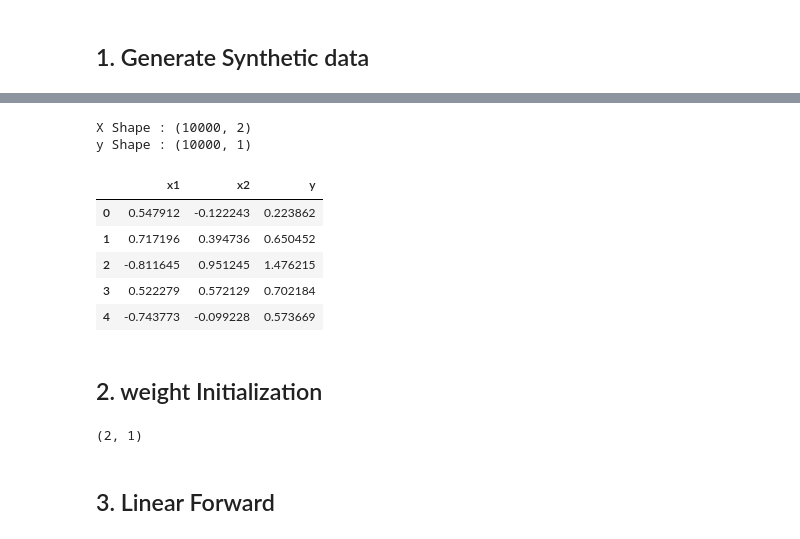
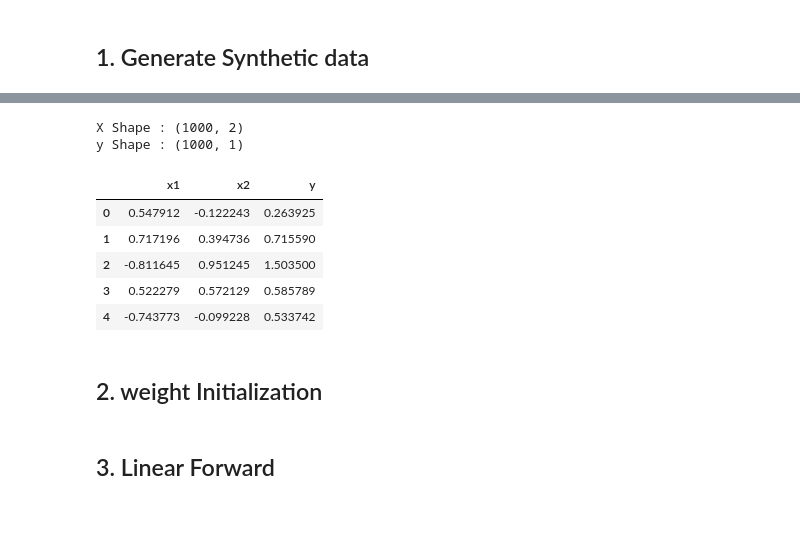
Before and after one commit to Arbaz-byte/DeepAres, a Jupyter notebook: Notebooks/05_MLP_Scratch.ipynb, the cells around one changed output, grey strips where cells are left out. Drawn from its saved outputs; the diff is of its cells as text; code cells hidden in the pictures.

```diff
--- a/Notebooks/05_MLP_Scratch.ipynb
+++ b/Notebooks/05_MLP_Scratch.ipynb
@@ -6,35 +38,35 @@ import numpy as np
 # %%
 import pandas as pd
 import numpy as np
 
 rng = np.random.default_rng(42)
 
 # 1. Shrink domain to [-1, 1] to make it easier to learn
-X = rng.uniform(-1, 1, size=(10000, 2))
+X = rng.uniform(-1, 1, size=(1000, 2))
 # 2. Reduce noise slightly
-noise = rng.normal(0, 0.05, size=10000)
+noise = rng.normal(0, 0.05, size=1000)
 
 # 3. Simple "Bowl" shape: y = x1^2 + x2^2 + noise
 y = (
     X[:, 0]**2 +
     X[:, 1]**2 +
     noise
 ).reshape(-1, 1)
 
 print(f"X Shape : {X.shape}")
 print(f"y Shape : {y.shape}")
 
 data = pd.DataFrame(np.hstack((X, y)), columns=["x1", "x2", "y"])
 data.head()
 # %% [output]
-X Shape : (10000, 2)
-y Shape : (10000, 1)
+X Shape : (1000, 2)
+y Shape : (1000, 1)
 |  | x1 | x2 | y |
-| 0 | 0.547912 | -0.122243 | 0.223862 |
-| 1 | 0.717196 | 0.394736 | 0.650452 |
-| 2 | -0.811645 | 0.951245 | 1.476215 |
-| 3 | 0.522279 | 0.572129 | 0.702184 |
-| 4 | -0.743773 | -0.099228 | 0.573669 |
+| 0 | 0.547912 | -0.122243 | 0.263925 |
+| 1 | 0.717196 | 0.394736 | 0.715590 |
+| 2 | -0.811645 | 0.951245 | 1.503500 |
+| 3 | 0.522279 | 0.572129 | 0.585789 |
+| 4 | -0.743773 | -0.099228 | 0.533742 |
 # %%
 import plotly.express as px
 
@@ -62,10 +94,5 @@ def initialize_parameters(dims, seed = 42):
         parameters[f"b{l}"] = np.zeros((1, fan_out))
 
     return parameters
-# %%
-ini_parameters = initialize_parameters([2, 2, 1])
-ini_parameters['W2'].shape
-# %% [output]
-(2, 1)
 # %% [markdown]
 ## 3. Linear Forward
```
Also changed, not shown: parts of 27 cells of this notebook.
